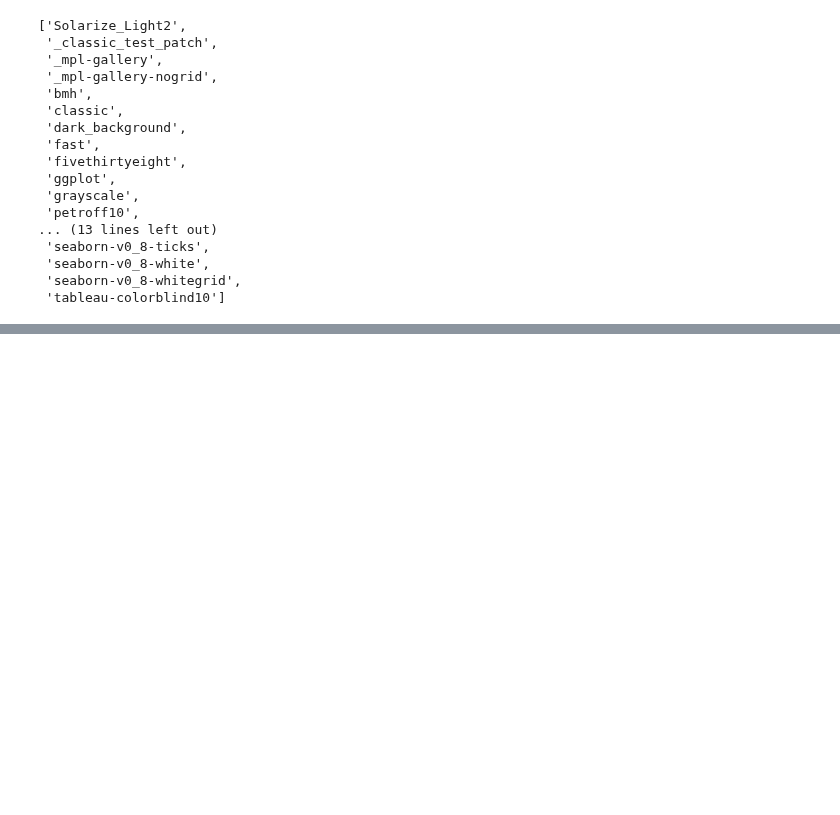
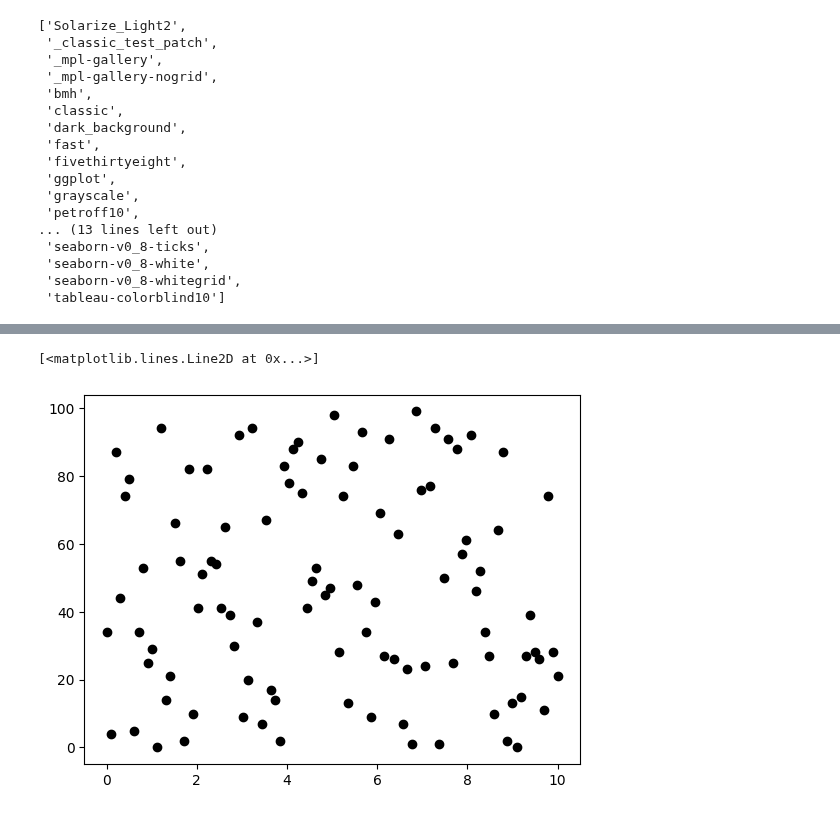
Before and after one commit to corpsedust/NareshIT, a Jupyter notebook: Self-practice(Tasks and IQ stuff)/Matplotlibpractice.ipynb, the cells around one changed output, grey strips where cells are left out. Drawn from its saved outputs; the diff is of its cells as text; code cells hidden in the pictures; blank space fills up the shorter version.

```diff
--- a/Self-practice(Tasks and IQ stuff)/Matplotlibpractice.ipynb
+++ b/Self-practice(Tasks and IQ stuff)/Matplotlibpractice.ipynb
@@ -290,0 +299,5 @@ plt.plot(x, np.sin(x), "Pink")
+# %%
+plt.plot(x,y,'o', color = 'black')
+# %% [output]
+[<matplotlib.lines.Line2D at 0x...>]
+[figure, added]
```
Also changed, not shown: parts of 10 cells of this notebook.
